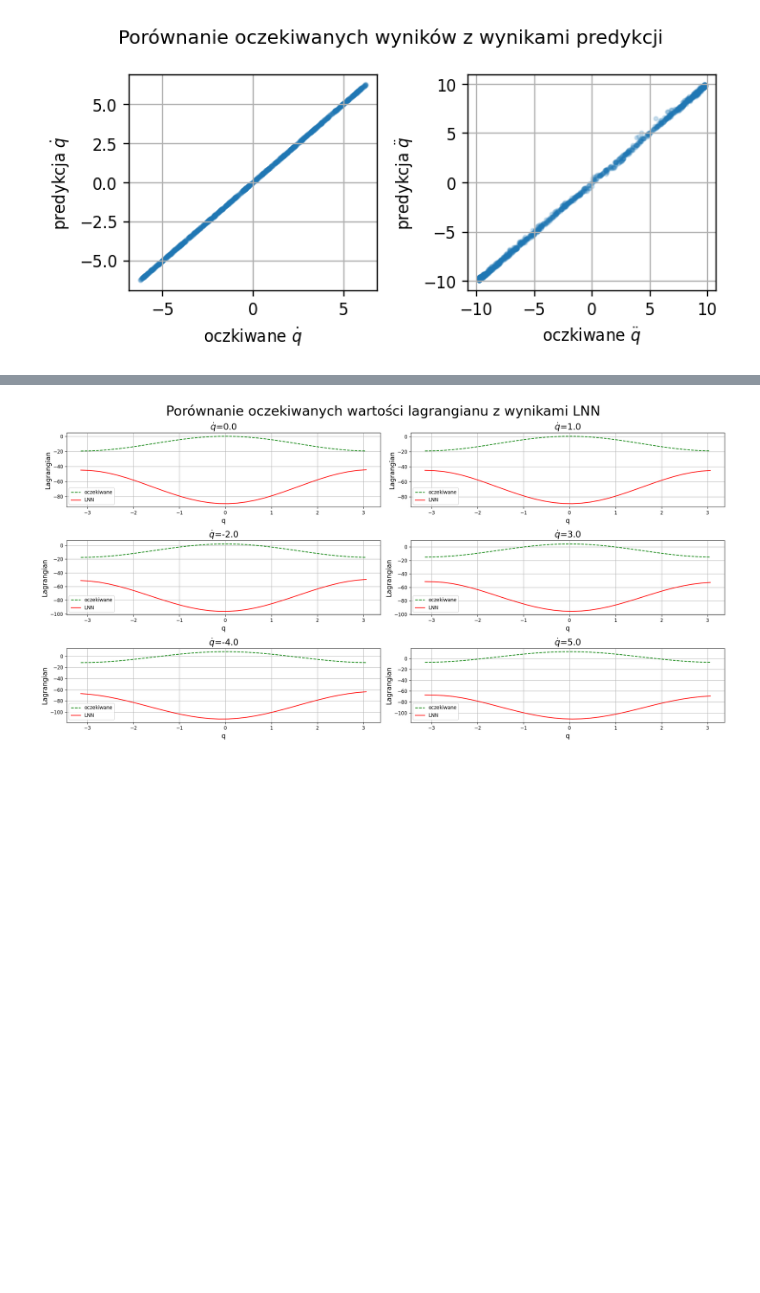
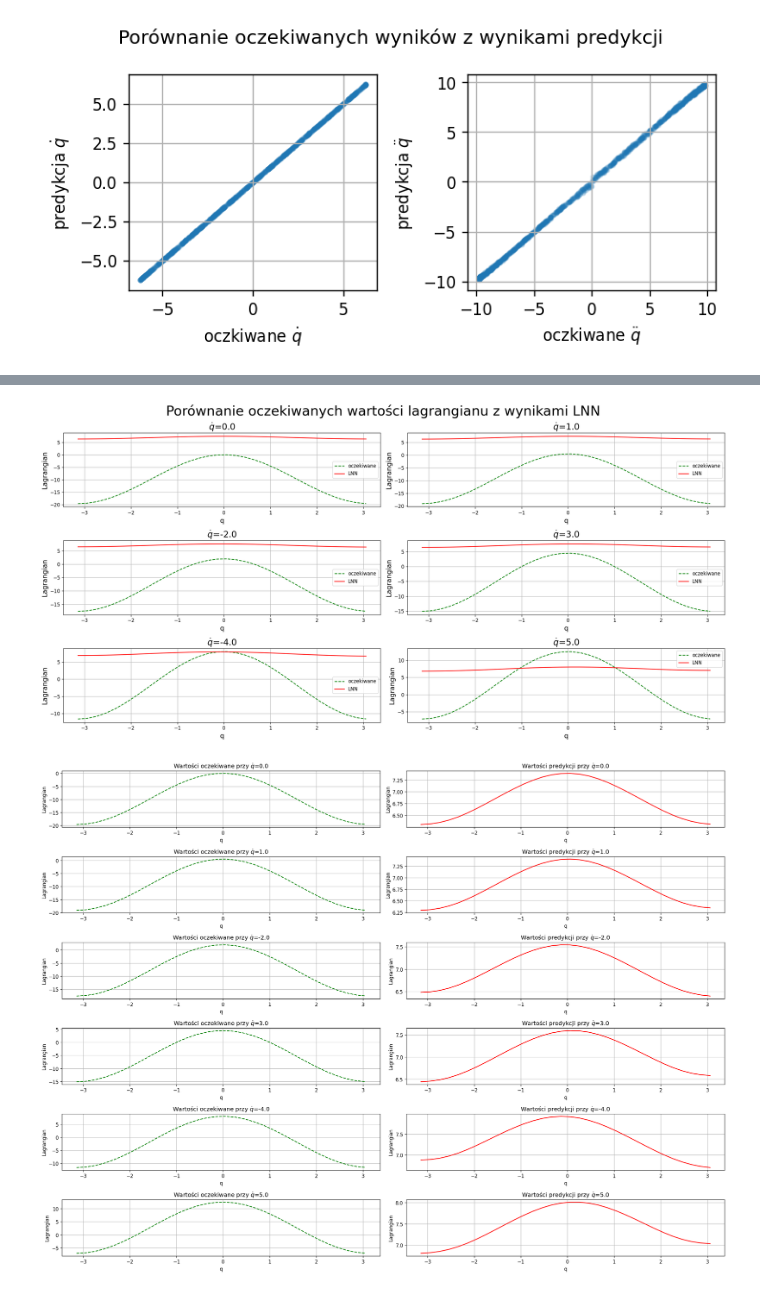
Before and after one commit to BartekFurmanek/LNN, a Jupyter notebook: LNN.ipynb, the cells around one changed output, grey strips where cells are left out. Saved outputs shown, nothing was run; the diff lists cells and outputs as text; code cells hidden in the pictures; blank space fills up the shorter version.

```diff
--- a/LNN.ipynb
+++ b/LNN.ipynb
@@ -368,7 +368,7 @@ def learned_lagrangian(params):
 @partial(jax.jit, backend='cpu')
 def MSE_loss(params, state, targets):
   preds = jax.vmap(partial(equation_of_motion, learned_lagrangian(params)))(state)
-  return jnp.mean((preds - targets) ** 2)
+  return jnp.mean((preds[:,1] - targets[:,1]) ** 2)
 
 
 def shuffle(a, b):
@@ -382,11 +382,11 @@ def shuffle(a, b):
 
 
 Training=True       #Uczenie sieci
-Epochs=100000       #Maksymalna liczba epok
+Epochs=2000       #Maksymalna liczba epok
 StopError=0.01      #Wartość błędu MSE dla zbioru testowego, przy której uczenie zostanie szybciej zakończone
 #!!!!WAZNE - STOP ERROR MAX 0.005, PONIZEJ PRZEUCZENIE
 Learning_rate=1e-2  #Współczynnik uczenia
-Batch_size= 1
+Batch_size= 64
 
 
 train_error=[]      #Wektor błędów MSE dla zbioru uczącego
@@ -550,7 +550,7 @@ Lagrangian_error = np.zeros([len(q), len(q_t)],dtype=jnp.float32)
 for i in range (len(q)):
     for j in range(len(q_t)):
         Lagrangian_true = jax.device_get(lagrangian_analitical(q[i], q_t[j], 1, 1, 9.8)).item()    #Wartość rzczywista
-        Lagrangian_pred = jax.device_get(nn_forward_fn(params, jnp.array([q[i], q_t[j]]))).item()   #Wyestymowana wartość
+        Lagrangian_pred = jax.device_get(learned_lagrangian(params)(jnp.array([q[i]]), jnp.array([q_t[j]])))   #Predykcja
         Lagrangian_error[i,j] = np.abs(Lagrangian_true-Lagrangian_pred)                             #Błąd (wartość bezwlędna z różnicy)
 
 q, q_t = np.meshgrid(q, q_t)
@@ -583,7 +583,7 @@ Lagrangian_error = np.zeros([len(q), len(q_t)],dtype=jnp.float32)
 for i in range (len(q)):
     for j in range(len(q_t)):
         Lagrangian_true = jax.device_get(lagrangian_analitical(q[i], q_t[j], 1, 1, 9.8)).item()    #Wartość rzczywista
-        Lagrangian_pred = jax.device_get(nn_forward_fn(params, jnp.array([q[i], q_t[j]]))).item()   #Wyestymowana wartość
+        Lagrangian_pred = jax.device_get(learned_lagrangian(params)(jnp.array([q[i]]), jnp.array([q_t[j]])))   #Predykcja
         if(np.abs(Lagrangian_true)>0.1):
             Lagrangian_error[i,j] = np.abs(Lagrangian_true-Lagrangian_pred)/np.abs(Lagrangian_true)*100             #Błąd (wartość bezwlędna z różnicy)
         else:
@@ -591,7 +591,7 @@ for i in range (len(q)):
 
 q, q_t = np.meshgrid(q, q_t)
 
-#Lagrangian_error = np.where(Lagrangian_error >100, 0, Lagrangian_error)
+Lagrangian_error = np.where(Lagrangian_error >1000, float('nan'), Lagrangian_error)
 
 #Wizualizacja
 #%matplotlib qt5
@@ -613,36 +613,55 @@ plt.show()
 # %%
 q=jnp.arange(-1*np.pi, np.pi, 0.2, dtype=jnp.float32)
 q_t=jnp.array([0,1,-2,3,-4,5], dtype=jnp.float32)
 
 
 Lagrangian_true = np.zeros([len(q), len(q_t)],dtype=jnp.float32)
 Lagrangian_pred = np.zeros([len(q), len(q_t)],dtype=jnp.float32)
 
 for i in range (len(q)):
     for j in range(len(q_t)):
-        Lagrangian_true[i,j] = jax.device_get(lagrangian_analitical(q[i], q_t[j], 1, 1, 9.8)).item()    #Wartość rzczywista
-        Lagrangian_pred[i,j] = jax.device_get(nn_forward_fn(params, jnp.array([q[i], q_t[j]]))).item()   #Wyestymowana wartość
+        Lagrangian_true[i,j] = jax.device_get(lagrangian_analitical(q[i], q_t[j], 1, 1, 9.8)).item()                #Wartość rzeczywista
+        Lagrangian_pred[i,j] = jax.device_get(learned_lagrangian(params)(jnp.array([q[i]]), jnp.array([q_t[j]])))   #Predykcja
+
 
 
 
 #WIZUALIZACJA
 fig, axes = plt.subplots(3, 2, figsize=(20, 10), dpi=120)
 for i, ax in enumerate(axes.flat):
     ax.plot(q, Lagrangian_true[:, i], 'g--', label='oczekiwane')
     ax.plot(q, Lagrangian_pred[:, i], 'r', label='LNN')
     ax.set_xlabel('q', fontsize=14)
     ax.set_ylabel('Lagrangian', fontsize=14)
     ax.set_title('$\dot q$='+str(q_t[i]), fontsize=18)
     ax.legend()
     ax.grid()
 
 
 fig.suptitle('Porównanie oczekiwanych wartości lagrangianu z wynikami LNN', fontsize=28)
 
 
 plt.tight_layout()
+
+
+#Wizualizacji wyników
+fig1, axes1 = plt.subplots(6, 2, figsize=(20, 15), dpi=120)
+
+for i in range(len(q_t)):
+    axes1[i,0].plot(q, Lagrangian_true[:, i],'g--')
+    axes1[i,0].set_ylabel('Lagrangian')
+    axes1[i,0].set_xlabel('q')
+    axes1[i,0].set_title('Wartości oczekiwane przy $\dot q$='+str(q_t[i]))
+    axes1[i,0].grid()
+    axes1[i,1].plot(q, Lagrangian_pred[:, i],'r')
+    axes1[i,1].set_ylabel('Lagrangian')
+    axes1[i,1].set_xlabel('q')
+    axes1[i,1].set_title('Wartości predykcji przy $\dot q$='+str(q_t[i]))
+    axes1[i,1].grid()
+plt.tight_layout()
 # %% [output]
-[figure, old version]
+[figure, new version]
+[figure, added]
 # %%
 
 #Funkcja wyznaczająca trajektorię ruchu przy użyciu Lagrangianu zamodlowanego za pomocą sieci neuronowej
```
Also changed, not shown: parts of 10 cells of this notebook, 1 other file.
